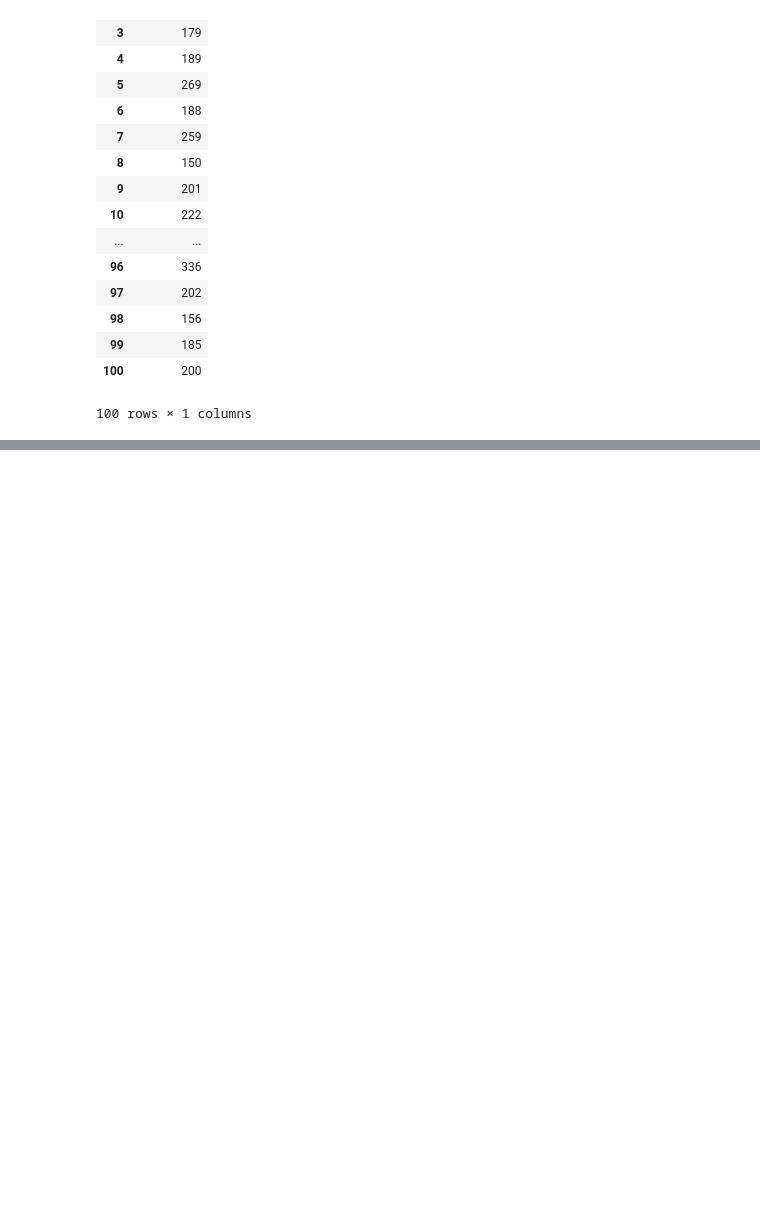
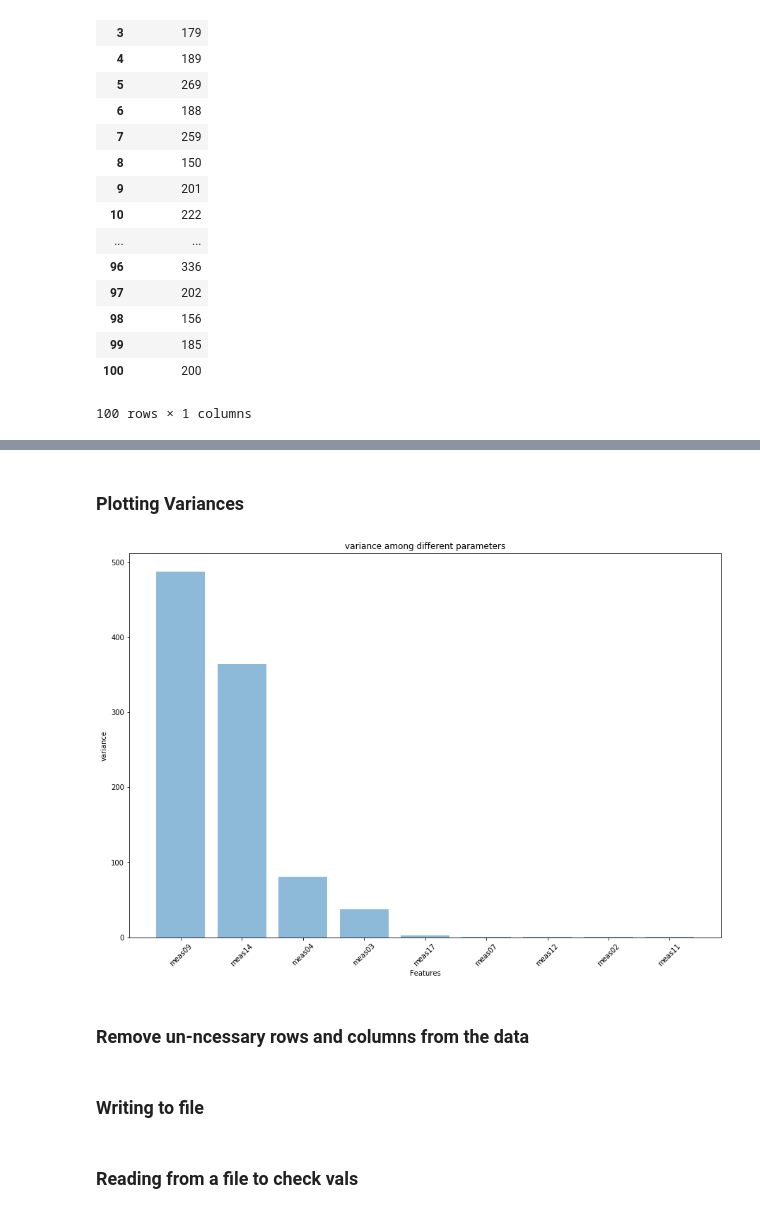
Before and after one commit to TalatIqbal/OilGasConference, a Jupyter notebook: notebooks/tl - A00 - Data processing.ipynb, the cells around one changed output, grey strips where cells are left out. Drawn from its saved outputs; the diff is of its cells as text; code cells hidden in the pictures; blank space fills up the shorter version.

```diff
--- a/notebooks/tl - A00 - Data processing.ipynb
+++ b/notebooks/tl - A00 - Data processing.ipynb
@@ -30,5 +30,5 @@ col_headers = ['unit', 'time_cycles', 'setting1', 'setting2', 'setting3',
               'meas11', 'meas12', 'meas13', 'meas14', 'meas15', 'meas16', 'meas17', 'meas18', 'meas19', 'meas20',
               'meas21', 'meas22', 'meas23', 'meas24', 'meas25', 'meas26']
 
-df = pd.read_csv(input_file, header=None, sep=' ', names=col_headers)
+df_raw = pd.read_csv(input_file, header=None, sep=' ', names=col_headers)
 # %%
@@ -117,0 +120,3 @@ df[['unit', 'time_cycles']].groupby('unit').count()
+# %%
+features = list(set(col_headers) - set(['time_cycles','unit']))
+print(features)
@@ -117,0 +182,25 @@ df[['unit', 'time_cycles']].groupby('unit').count()
+# %% [markdown]
+### Plotting Variances
+# %%
+def stats_plot(df_stats, use_tags=[], stat_col='variance', feature_col = 'feature'):
+
+    df_variances = df_stats[[feature_col, stat_col]]
+    df_variances = df_variances.loc[df_variances[stat_col] > 0.05]
+    df_variances = df_variances.sort_values([stat_col], ascending=False)
+    x = df_variances[feature_col]
+    y = df_variances[stat_col]
+    x_pos = np.arange(len(x))
+
+    plt.bar(x_pos, y, align='center', alpha=0.5)
+    plt.xticks(x_pos, x, rotation=45)
+    plt.xlabel('Features')
+    plt.ylabel(stat_col)
+    plt.title(str(stat_col) + ' among different parameters')
+
+    plt.show()
+# %%
+stats_plot(df_stats, [], 'variance', 'feature')
+# %% [output]
+[figure, added]
+# %% [markdown]
+### Remove un-ncessary rows and columns from the data
@@ -117,0 +210,2 @@ df[['unit', 'time_cycles']].groupby('unit').count()
+# %% [markdown]
+### Writing to file
@@ -117,0 +215,2 @@ df[['unit', 'time_cycles']].groupby('unit').count()
+# %% [markdown]
+### Reading from a file to check vals
```
Also changed, not shown: parts of 14 cells of this notebook, 5 other files.
